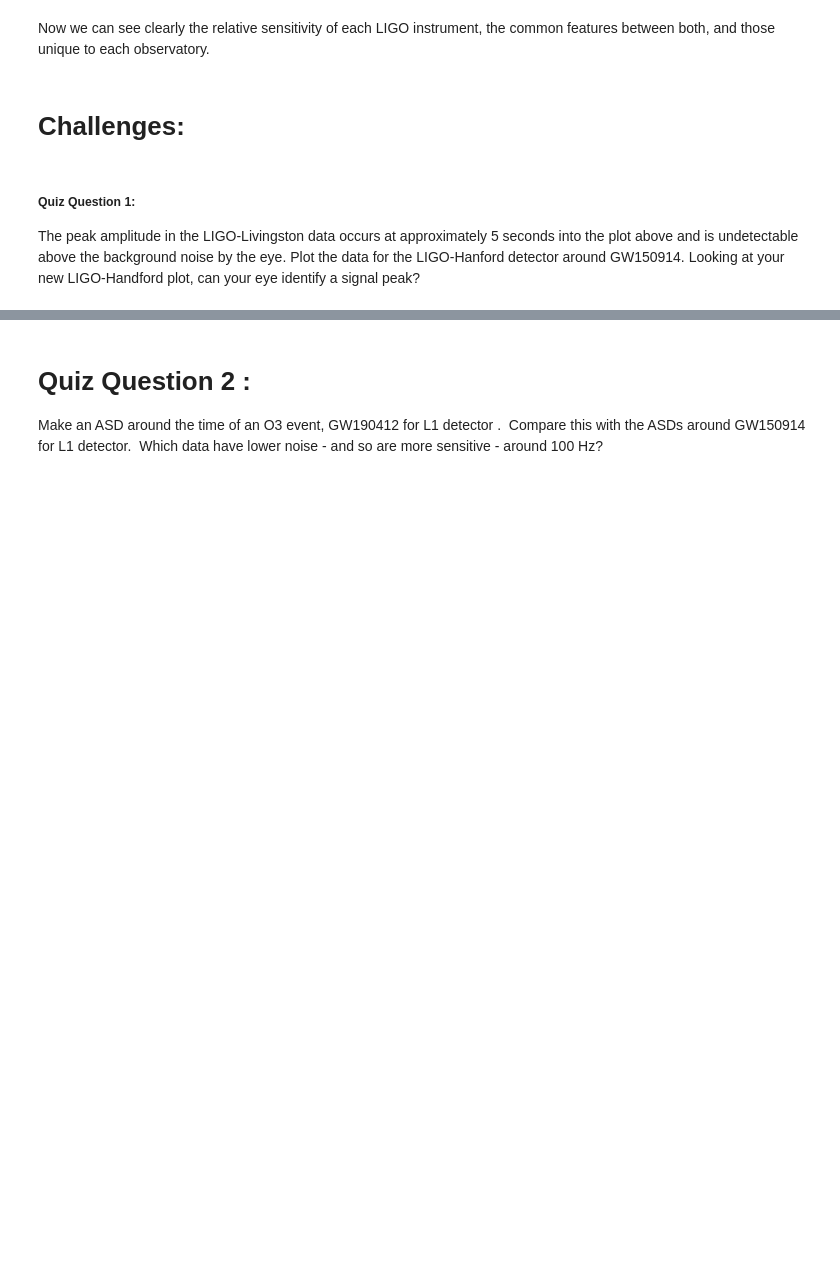
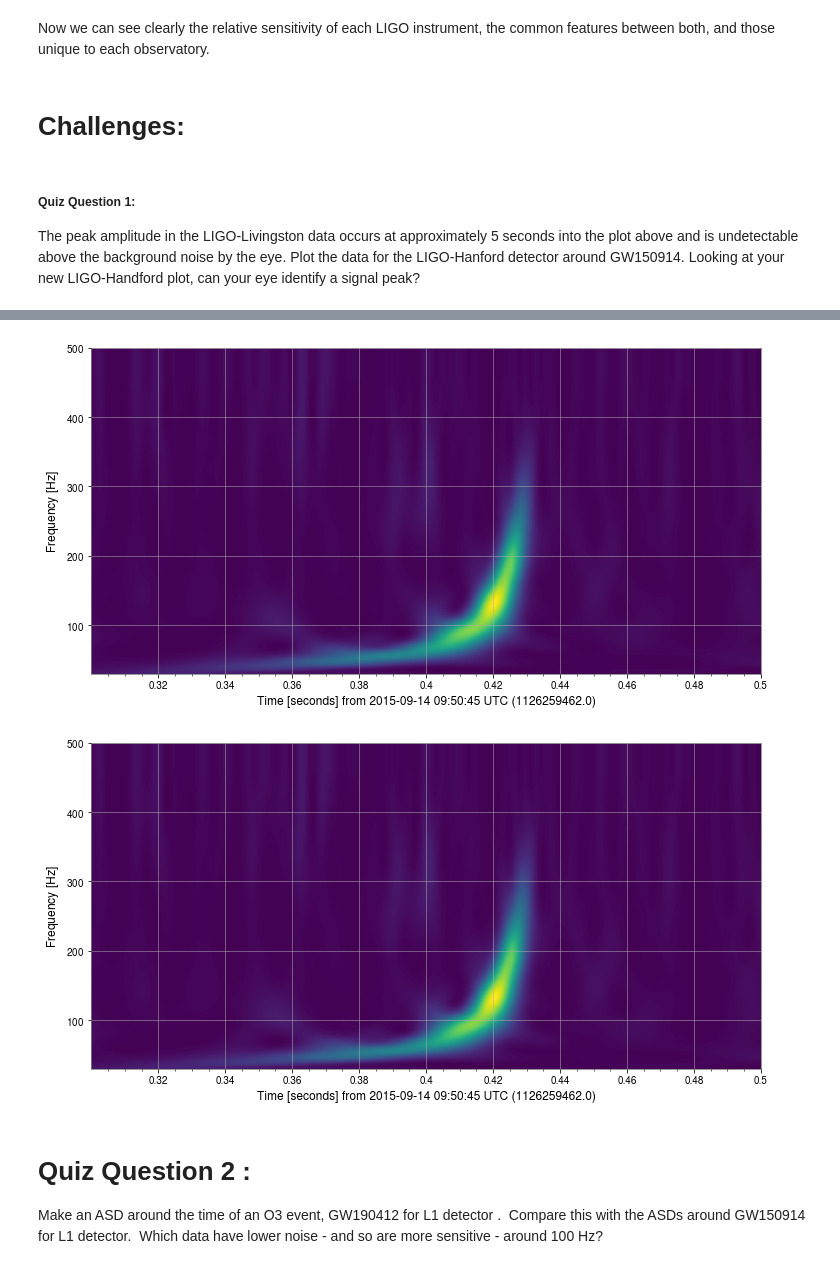
Before and after one commit to jimc13/odw-2020, a Jupyter notebook: Day_1/1.2.ipynb, the cells around one changed output, grey strips where cells are left out. Saved outputs shown, nothing was run; the diff lists cells and outputs as text; code cells hidden in the pictures; blank space fills up the shorter version.

```diff
--- a/Day_1/1.2.ipynb
+++ b/Day_1/1.2.ipynb
@@ -245,3 +248,11 @@ plot.show(warn=False)
+# %%
+data2.q_transform(frange=(30, 500), outseg=(gps-0.1,gps+0.1)).plot()
+# I can't identify a signal peak in the above time or frequency domain plots
+# Having removed the main things mentioned in https://www.gw-openscience.org/o2speclines/
+# and gone through the next tutorial I can see the value in the below plot
+# %% [output]
+[figure, added]
+[figure, added]
 # %% [markdown]
 # Quiz Question 2 :
 
```
Also changed, not shown: parts of 10 cells of this notebook.
